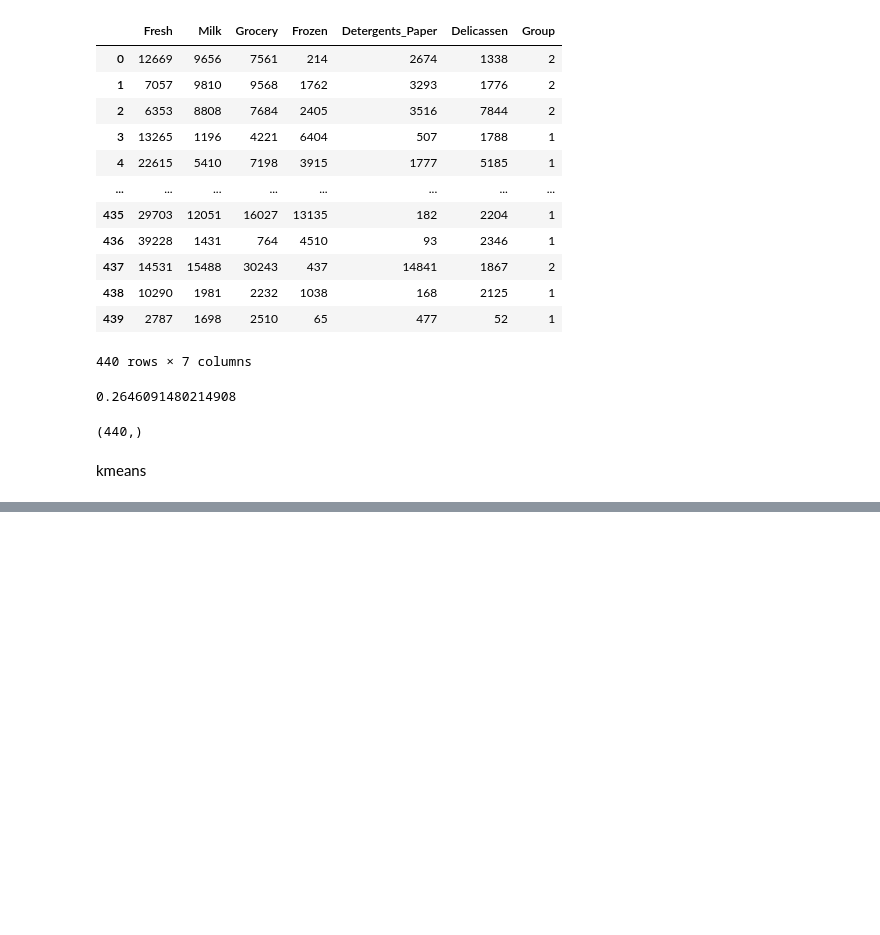
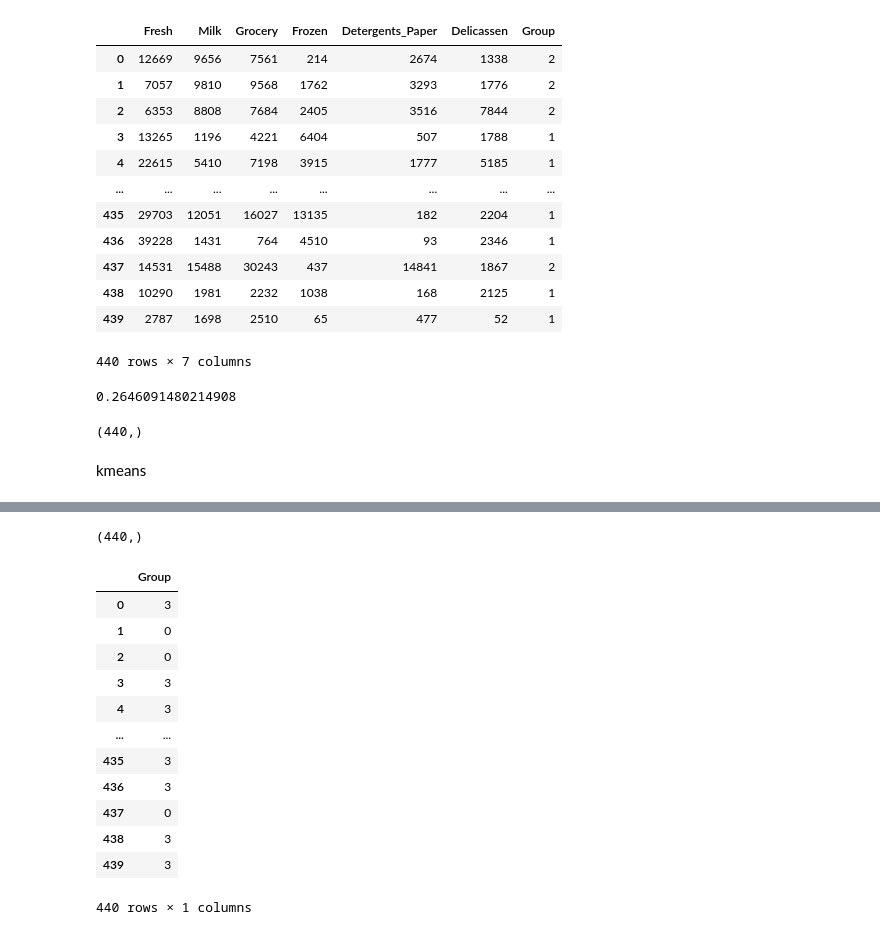
Before and after one commit to ram00407/python_data_types, a Jupyter notebook: day23.ipynb, the cells around one changed output, grey strips where cells are left out. Saved outputs shown, nothing was run; the diff lists cells and outputs as text; code cells hidden in the pictures; blank space fills up the shorter version.

```diff
--- a/day23.ipynb
+++ b/day23.ipynb
@@ -300,0 +349,21 @@ wcss
+# %%
+group.shape
+# %% [output]
+(440,)
+# %%
+group_num=pd.DataFrame(group,columns=['Group'])
+group_num
+# %% [output]
+|  | Group |
+| 0 | 3 |
+| 1 | 0 |
+| 2 | 0 |
+| 3 | 3 |
+| 4 | 3 |
+| ... | ... |
+| 435 | 3 |
+| 436 | 3 |
+| 437 | 0 |
+| 438 | 3 |
+| 439 | 3 |
+440 rows × 1 columns
```
Also changed, not shown: parts of 13 cells of this notebook.
